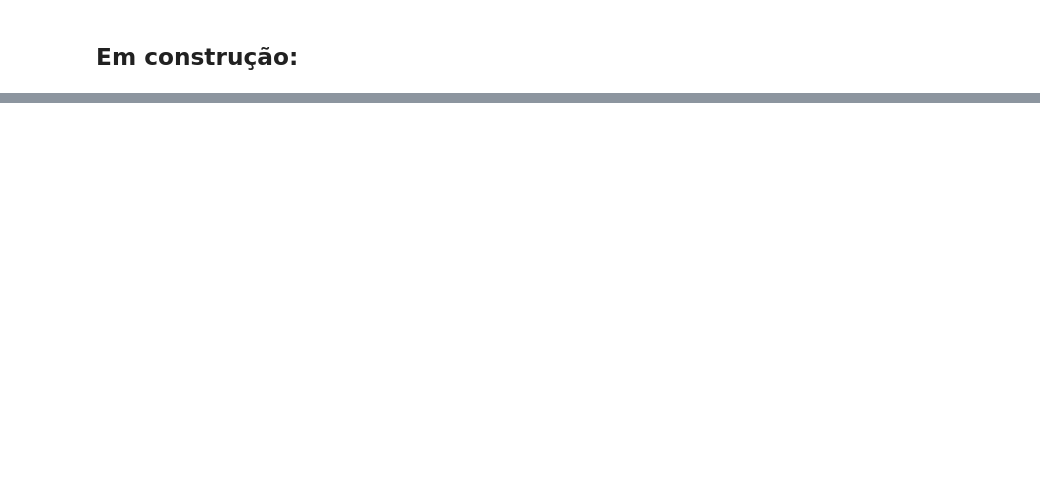
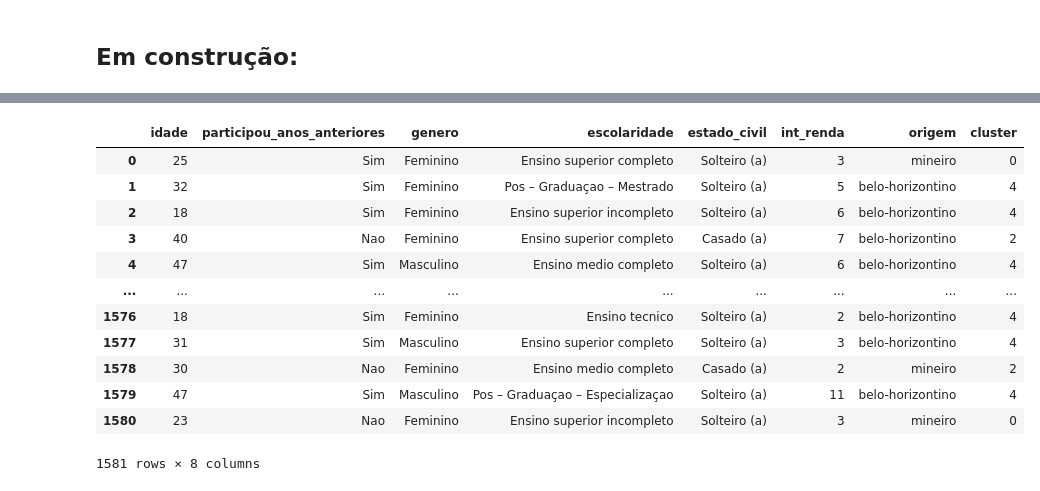
Before and after one commit to Aguiar-Gabriel/Carnaval-Pudding, a Jupyter notebook: clustering.ipynb, the cells around one changed output, grey strips where cells are left out. Drawn from its saved outputs; the diff is of its cells as text; code cells hidden in the pictures; blank space fills up the shorter version.

```diff
--- a/clustering.ipynb
+++ b/clustering.ipynb
@@ -204,0 +221,16 @@ ValueError: Shape of passed values is (5, 40), indices imply (5, 41)
+# %%
+df
+# %% [output]
+|  | idade | participou_anos_anteriores | genero | escolaridade | estado_civil | int_renda | origem | cluster |
+| 0 | 25 | Sim | Feminino | Ensino superior completo | Solteiro (a) | 3 | mineiro | 0 |
+| 1 | 32 | Sim | Feminino | Pos – Graduaçao – Mestrado | Solteiro (a) | 5 | belo-horizontino | 4 |
+| 2 | 18 | Sim | Feminino | Ensino superior incompleto | Solteiro (a) | 6 | belo-horizontino | 4 |
+| 3 | 40 | Nao | Feminino | Ensino superior completo | Casado (a) | 7 | belo-horizontino | 2 |
+| 4 | 47 | Sim | Masculino | Ensino medio completo | Solteiro (a) | 6 | belo-horizontino | 4 |
+| ... | ... | ... | ... | ... | ... | ... | ... | ... |
+| 1576 | 18 | Sim | Feminino | Ensino tecnico | Solteiro (a) | 2 | belo-horizontino | 4 |
+| 1577 | 31 | Sim | Masculino | Ensino superior completo | Solteiro (a) | 3 | belo-horizontino | 4 |
+| 1578 | 30 | Nao | Feminino | Ensino medio completo | Casado (a) | 2 | mineiro | 2 |
+| 1579 | 47 | Sim | Masculino | Pos – Graduaçao – Especializaçao | Solteiro (a) | 11 | belo-horizontino | 4 |
+| 1580 | 23 | Nao | Feminino | Ensino superior incompleto | Solteiro (a) | 3 | mineiro | 0 |
+1581 rows × 8 columns
```
Also changed, not shown: parts of 15 cells of this notebook.
